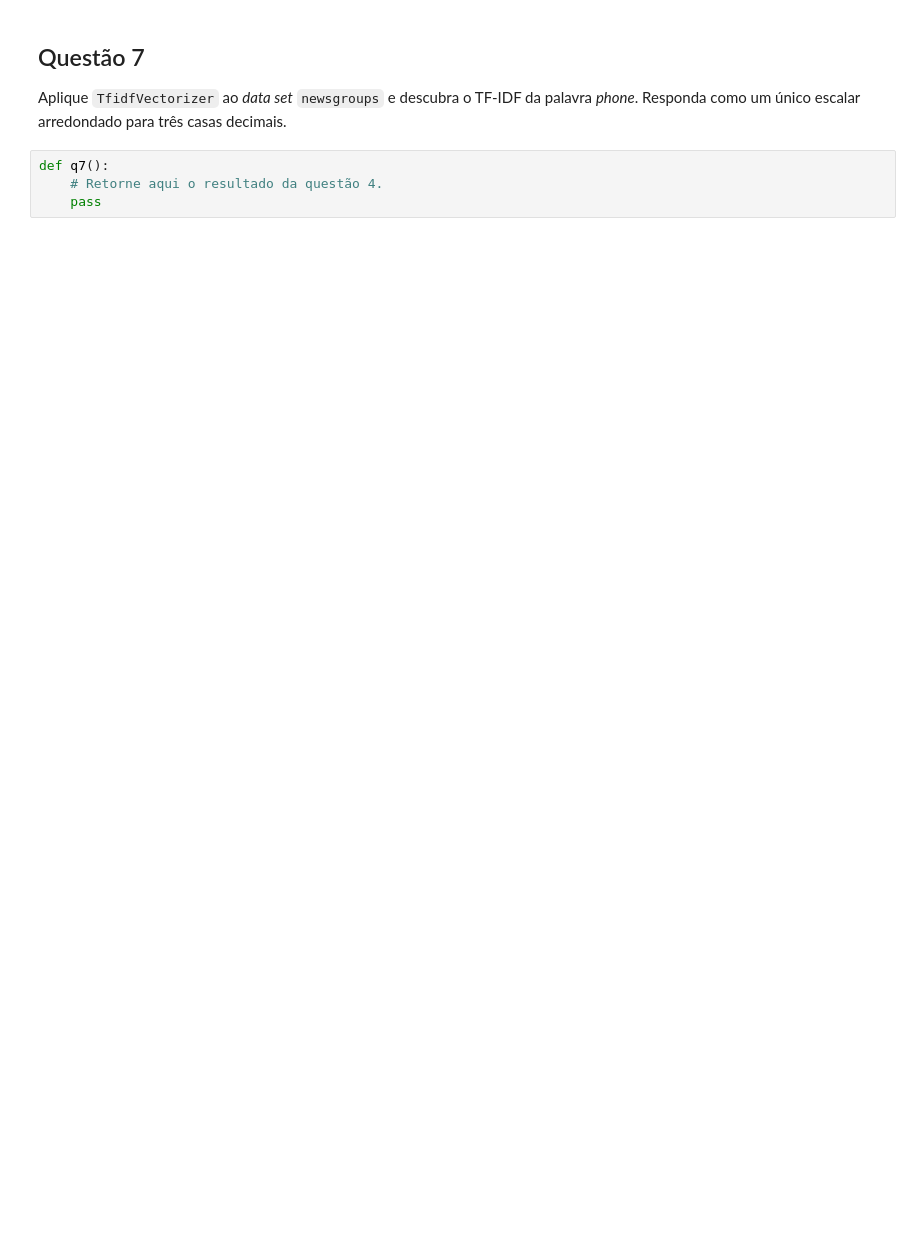
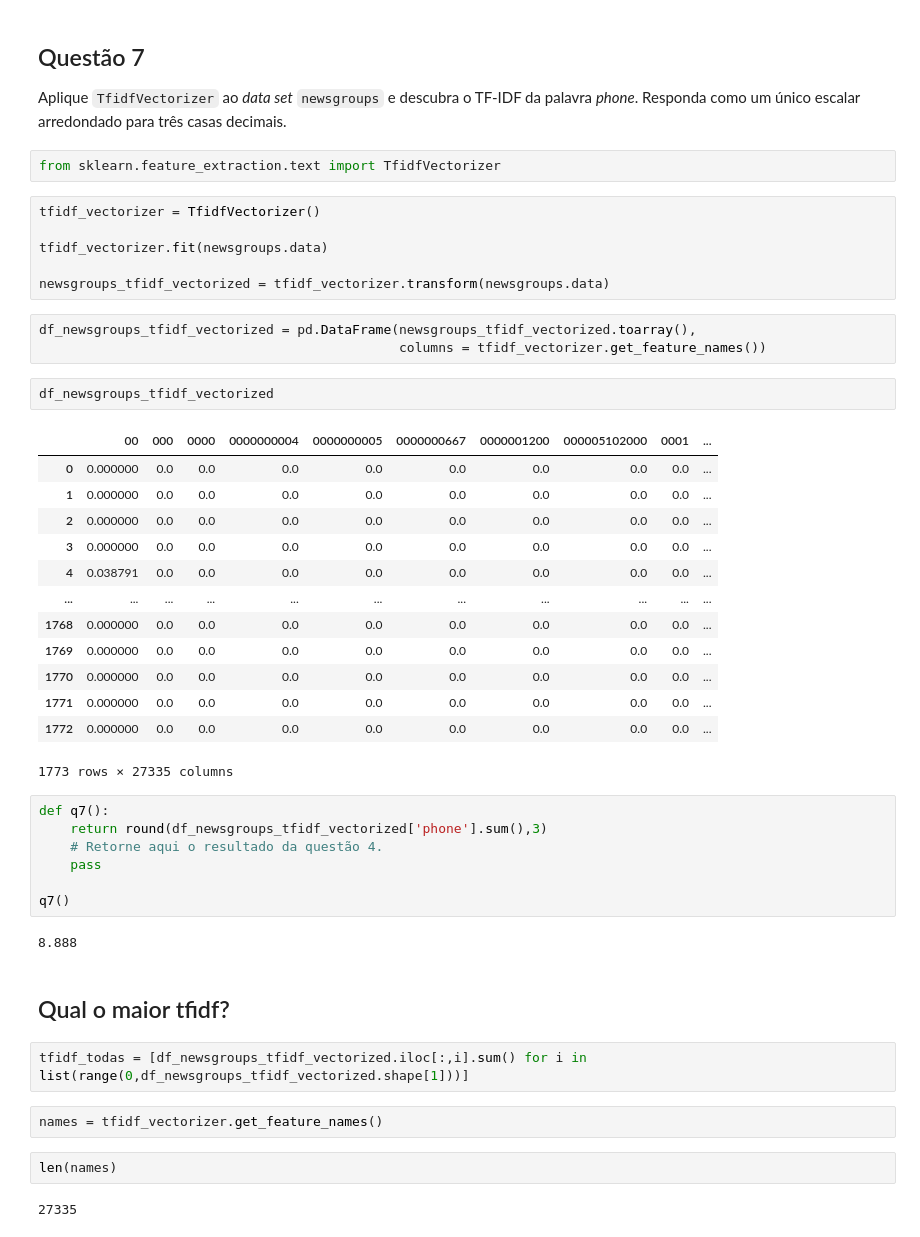
Before and after one commit to vitorpbarbosa7/codenation_1, a Jupyter notebook: data-science-4/main.ipynb, the cells around one changed output. Cells and saved outputs as stored; diff of their text form; blank space fills up the shorter version.

```diff
--- a/data-science-4/main.ipynb
+++ b/data-science-4/main.ipynb
@@ -427,7 +544,49 @@ def q6():
 ## Questão 7
 
 Aplique `TfidfVectorizer` ao _data set_ `newsgroups` e descubra o TF-IDF da palavra _phone_. Responda como um único escalar arredondado para três casas decimais.
+# %%
+from sklearn.feature_extraction.text import TfidfVectorizer
+# %%
+tfidf_vectorizer = TfidfVectorizer()
+
+tfidf_vectorizer.fit(newsgroups.data)
+
+newsgroups_tfidf_vectorized = tfidf_vectorizer.transform(newsgroups.data)
+# %%
+df_newsgroups_tfidf_vectorized = pd.DataFrame(newsgroups_tfidf_vectorized.toarray(),
+                                              columns = tfidf_vectorizer.get_feature_names())
+# %%
+df_newsgroups_tfidf_vectorized
+# %% [output]
+|  | 00 | 000 | 0000 | 0000000004 | 0000000005 | 0000000667 | 0000001200 | 000005102000 | 0001 | ... |
+| 0 | 0.000000 | 0.0 | 0.0 | 0.0 | 0.0 | 0.0 | 0.0 | 0.0 | 0.0 | ... |
+| 1 | 0.000000 | 0.0 | 0.0 | 0.0 | 0.0 | 0.0 | 0.0 | 0.0 | 0.0 | ... |
+| 2 | 0.000000 | 0.0 | 0.0 | 0.0 | 0.0 | 0.0 | 0.0 | 0.0 | 0.0 | ... |
+| 3 | 0.000000 | 0.0 | 0.0 | 0.0 | 0.0 | 0.0 | 0.0 | 0.0 | 0.0 | ... |
+| 4 | 0.038791 | 0.0 | 0.0 | 0.0 | 0.0 | 0.0 | 0.0 | 0.0 | 0.0 | ... |
+| ... | ... | ... | ... | ... | ... | ... | ... | ... | ... | ... |
+| 1768 | 0.000000 | 0.0 | 0.0 | 0.0 | 0.0 | 0.0 | 0.0 | 0.0 | 0.0 | ... |
+| 1769 | 0.000000 | 0.0 | 0.0 | 0.0 | 0.0 | 0.0 | 0.0 | 0.0 | 0.0 | ... |
+| 1770 | 0.000000 | 0.0 | 0.0 | 0.0 | 0.0 | 0.0 | 0.0 | 0.0 | 0.0 | ... |
+| 1771 | 0.000000 | 0.0 | 0.0 | 0.0 | 0.0 | 0.0 | 0.0 | 0.0 | 0.0 | ... |
+| 1772 | 0.000000 | 0.0 | 0.0 | 0.0 | 0.0 | 0.0 | 0.0 | 0.0 | 0.0 | ... |
+1773 rows × 27335 columns
 # %%
 def q7():
+    return round(df_newsgroups_tfidf_vectorized['phone'].sum(),3)
     # Retorne aqui o resultado da questão 4.
     pass
+
+q7()
+# %% [output]
+8.888
+# %% [markdown]
+## Qual o maior tfidf?
+# %%
+tfidf_todas = [df_newsgroups_tfidf_vectorized.iloc[:,i].sum() for i in list(range(0,df_newsgroups_tfidf_vectorized.shape[1]))]
+# %%
+names = tfidf_vectorizer.get_feature_names()
+# %%
+len(names)
+# %% [output]
+27335
```
Also changed, not shown: parts of 29 cells of this notebook.
